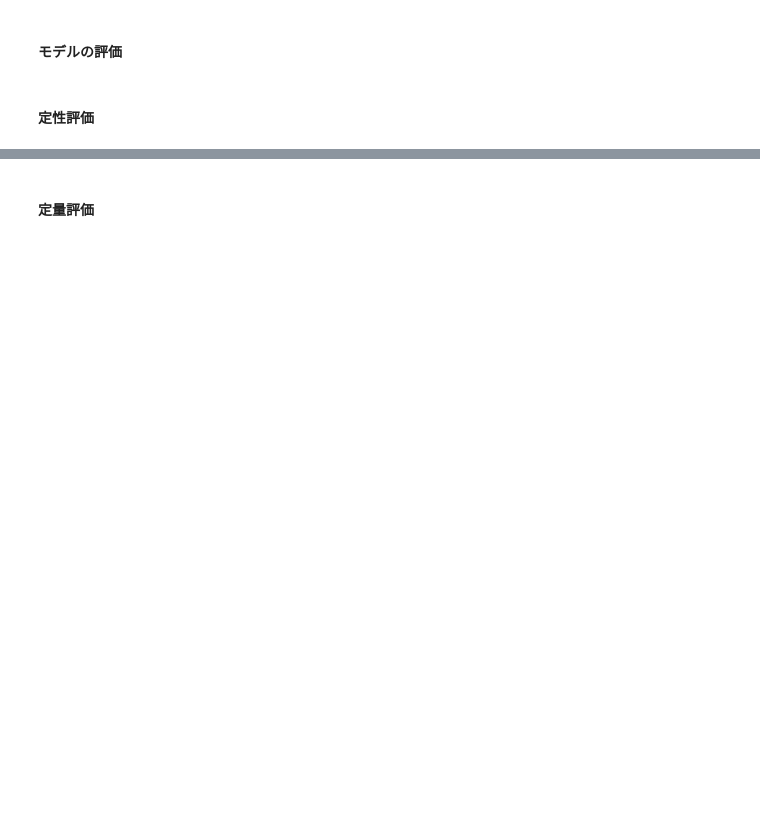
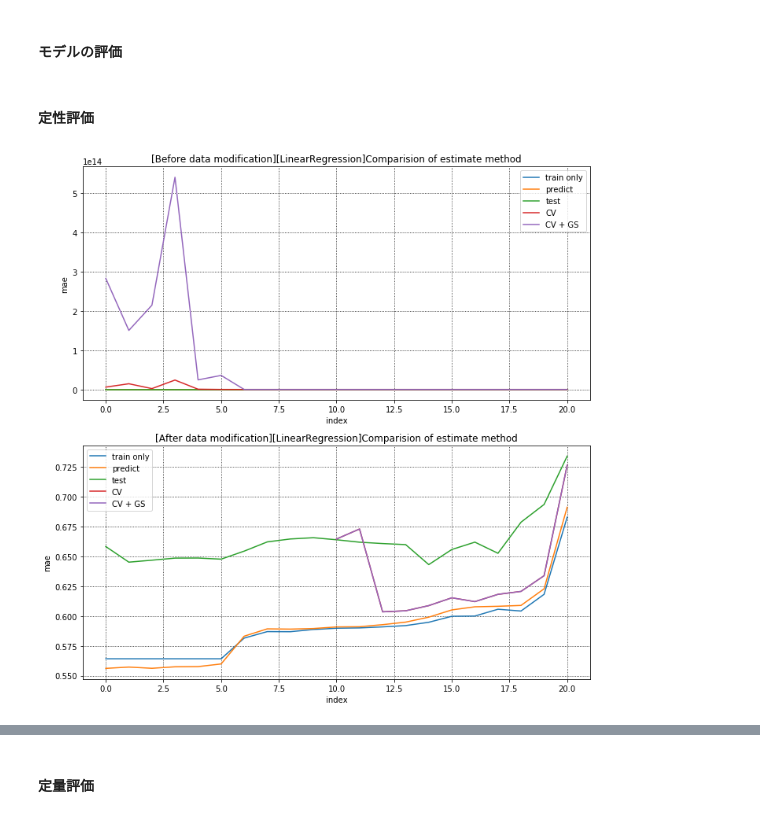
Before and after one commit to kusafusa-k/kaggle, a Jupyter notebook: Car_Fuel_Consumption/DAY2_work_草房慶.ipynb, the cells around one changed output, grey strips where cells are left out. Cells and saved outputs as stored; diff of their text form; code cells hidden in the pictures; blank space fills up the shorter version.

```diff
--- a/Car_Fuel_Consumption/DAY2_work_草房慶.ipynb
+++ b/Car_Fuel_Consumption/DAY2_work_草房慶.ipynb
@@ -691 +696,43 @@ for i in final_cv_mae:
+# %%
+# グラフによる線形回帰モデルの比較
+graph_num = 2
+fig, ax = plt.subplots(graph_num, 1, figsize=(10, 10))
+
+# データ加工前
+ax[0].set_title('[Before data modification][LinearRegression]Comparision of estimate method')
+ax[0].plot(lenearregression_mae.keys(),
+           lenearregression_mae.values(), label='train only')
+ax[0].plot(lenearregression_predict_mae.keys(),
+           lenearregression_predict_mae.values(), label='predict')
+ax[0].plot(lenearregression_test_mae.keys(),
+           lenearregression_test_mae.values(), label='test')
+ax[0].plot(lenearregression_cv_mae.keys(),
+           lenearregression_cv_mae.values(), label='CV')
+ax[0].plot(lenearregression_gs_mae.keys(),
+           lenearregression_gs_mae.values(), label='CV + GS')
+
+# データ加工後
+ax[1].set_title('[After data modification][LinearRegression]Comparision of estimate method')
+ax[1].plot(lenearregression_mae.keys(),
+           lenearregression_mae.values(), label='train only')
+ax[1].plot(lenearregression_predict_mae.keys(),
+           lenearregression_predict_mae.values(), label='predict')
+ax[1].plot(lenearregression_test_mae.keys(),
+           lenearregression_test_mae.values(), label='test')
+ax[1].plot(tmp_lenearregression_cv_mae.keys(),
+           tmp_lenearregression_cv_mae.values(), label='CV')
+ax[1].plot(tmp_lenearregression_gs_mae.keys(),
+           tmp_lenearregression_gs_mae.values(), label='CV + GS')
+
+for i in range(graph_num):
+    ax[i].set_xlabel('index')
+    ax[i].set_ylabel('mae')
+    ax[i].grid(which='major', color='black', linestyle=':')
+    ax[i].grid(which='minor', color='black', linestyle=':')
+    ax[i].legend()
+
+fig.tight_layout()
+fig.show()
+# %% [output]
+[figure, added]
 # %%
```
Also changed, not shown: parts of 15 cells of this notebook.
